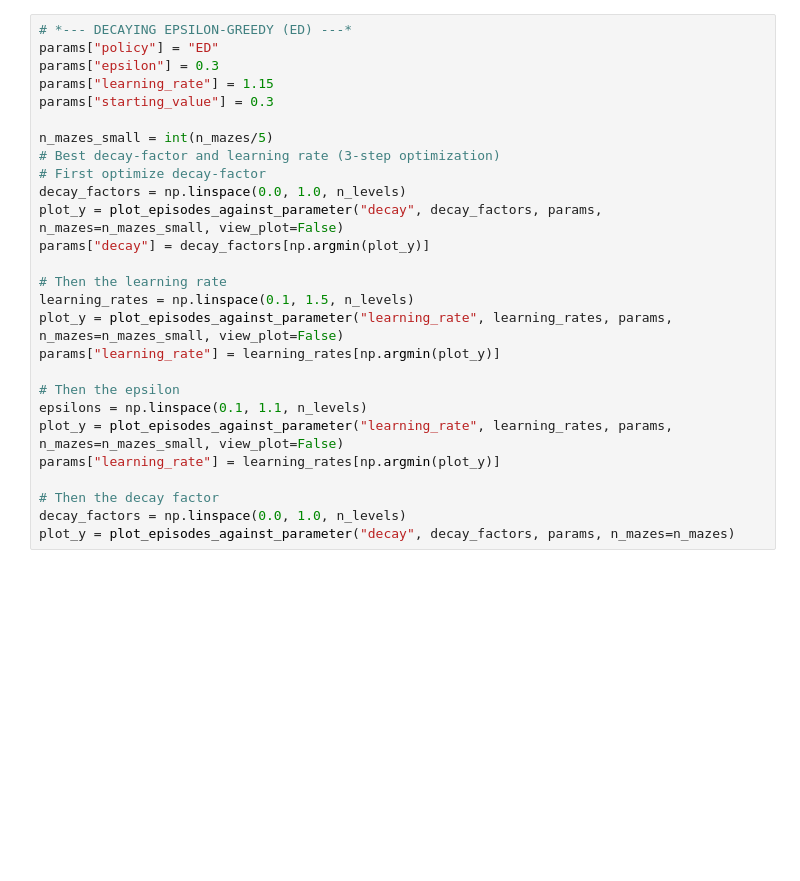
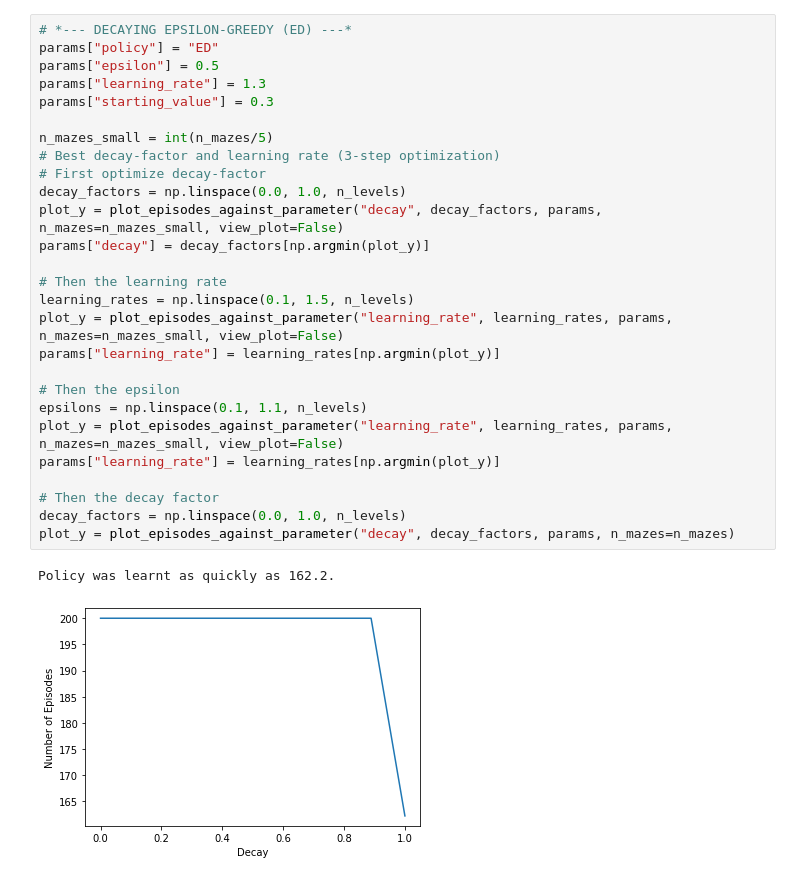
Before and after one commit to shirazkn/reinforcement-learning, a Jupyter notebook: code/exploration_vs_exploitation.ipynb, the cells around one changed output. Drawn from its saved outputs; the diff is of its cells as text; blank space fills up the shorter version.

```diff
--- a/code/exploration_vs_exploitation.ipynb
+++ b/code/exploration_vs_exploitation.ipynb
@@ -57,28 +72,31 @@ plot_y = plot_episodes_against_parameter("learning_rate", learning_rates,
 # %%
 # *--- DECAYING EPSILON-GREEDY (ED) ---*
 params["policy"] = "ED"
-params["epsilon"] = 0.3
-params["learning_rate"] = 1.15
+params["epsilon"] = 0.5
+params["learning_rate"] = 1.3
 params["starting_value"] = 0.3
 
 n_mazes_small = int(n_mazes/5)
 # Best decay-factor and learning rate (3-step optimization)
 # First optimize decay-factor
 decay_factors = np.linspace(0.0, 1.0, n_levels)
 plot_y = plot_episodes_against_parameter("decay", decay_factors, params, n_mazes=n_mazes_small, view_plot=False)
 params["decay"] = decay_factors[np.argmin(plot_y)]
 
 # Then the learning rate
 learning_rates = np.linspace(0.1, 1.5, n_levels)
 plot_y = plot_episodes_against_parameter("learning_rate", learning_rates, params, n_mazes=n_mazes_small, view_plot=False)
 params["learning_rate"] = learning_rates[np.argmin(plot_y)]
 
 # Then the epsilon
 epsilons = np.linspace(0.1, 1.1, n_levels)
 plot_y = plot_episodes_against_parameter("learning_rate", learning_rates, params, n_mazes=n_mazes_small, view_plot=False)
 params["learning_rate"] = learning_rates[np.argmin(plot_y)]
 
 # Then the decay factor
 decay_factors = np.linspace(0.0, 1.0, n_levels)
 plot_y = plot_episodes_against_parameter("decay", decay_factors, params, n_mazes=n_mazes)
+# %% [output]
+Policy was learnt as quickly as 162.2.
+[figure, added]
 # %%
```
Also changed, not shown: parts of 7 cells of this notebook, 2 other files.
